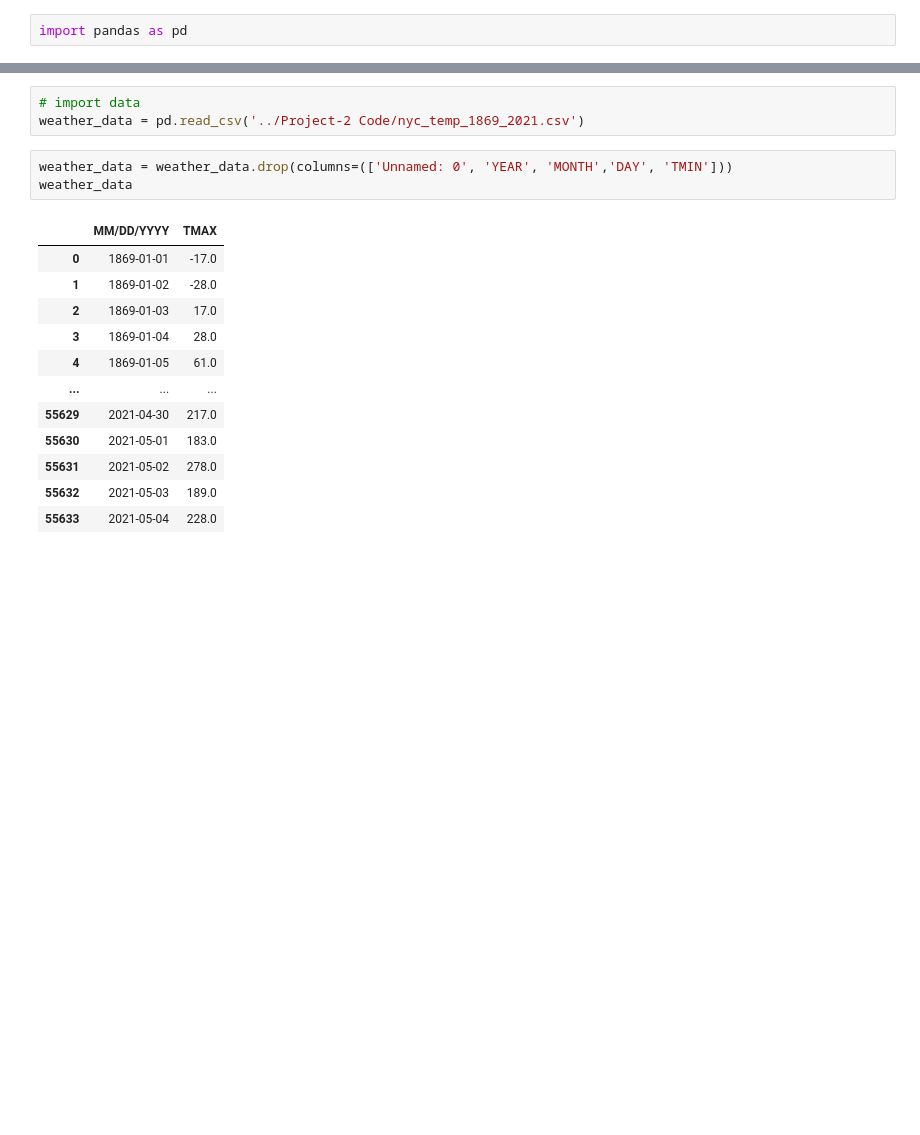
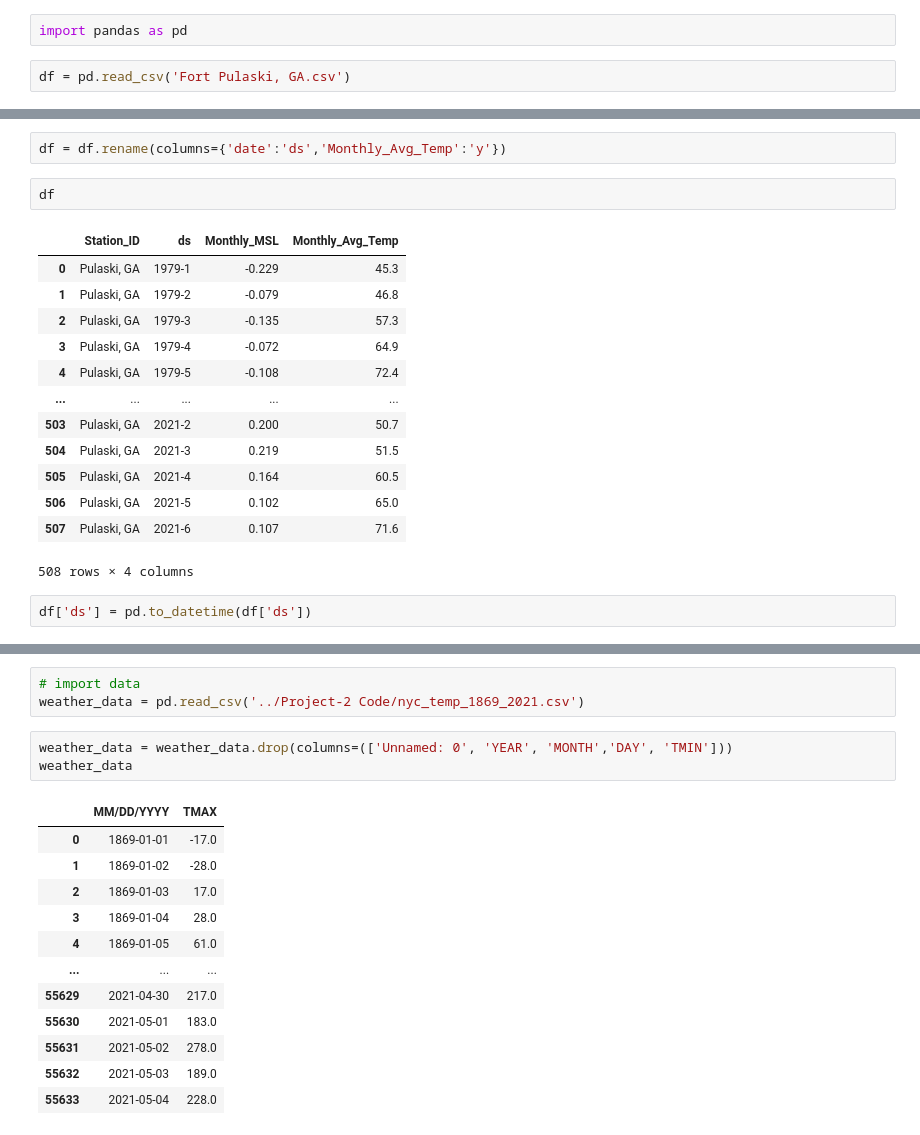
Before and after one commit to LiquidRonnie/Project-2, a Jupyter notebook: Ronnie/polynomial regression.ipynb, the cells around one changed output, grey strips where cells are left out. Saved outputs shown, nothing was run; the diff lists cells and outputs as text; blank space fills up the shorter version.

```diff
--- a/Ronnie/polynomial regression.ipynb
+++ b/Ronnie/polynomial regression.ipynb
@@ -1,2 +1,4 @@
 # %%
 import pandas as pd
+# %%
+df = pd.read_csv('Fort Pulaski, GA.csv')
@@ -2,0 +14,20 @@ import pandas as pd
+# %%
+df = df.rename(columns={'date':'ds','Monthly_Avg_Temp':'y'})
+# %%
+df
+# %% [output]
+|  | Station_ID | ds | Monthly_MSL | Monthly_Avg_Temp |
+| 0 | Pulaski, GA | 1979-1 | -0.229 | 45.3 |
+| 1 | Pulaski, GA | 1979-2 | -0.079 | 46.8 |
+| 2 | Pulaski, GA | 1979-3 | -0.135 | 57.3 |
+| 3 | Pulaski, GA | 1979-4 | -0.072 | 64.9 |
+| 4 | Pulaski, GA | 1979-5 | -0.108 | 72.4 |
+| ... | ... | ... | ... | ... |
+| 503 | Pulaski, GA | 2021-2 | 0.200 | 50.7 |
+| 504 | Pulaski, GA | 2021-3 | 0.219 | 51.5 |
+| 505 | Pulaski, GA | 2021-4 | 0.164 | 60.5 |
+| 506 | Pulaski, GA | 2021-5 | 0.102 | 65.0 |
+| 507 | Pulaski, GA | 2021-6 | 0.107 | 71.6 |
+508 rows × 4 columns
+# %%
+df['ds'] = pd.to_datetime(df['ds'])
```
Also changed, not shown: parts of 2 cells of this notebook, 3 other files.
